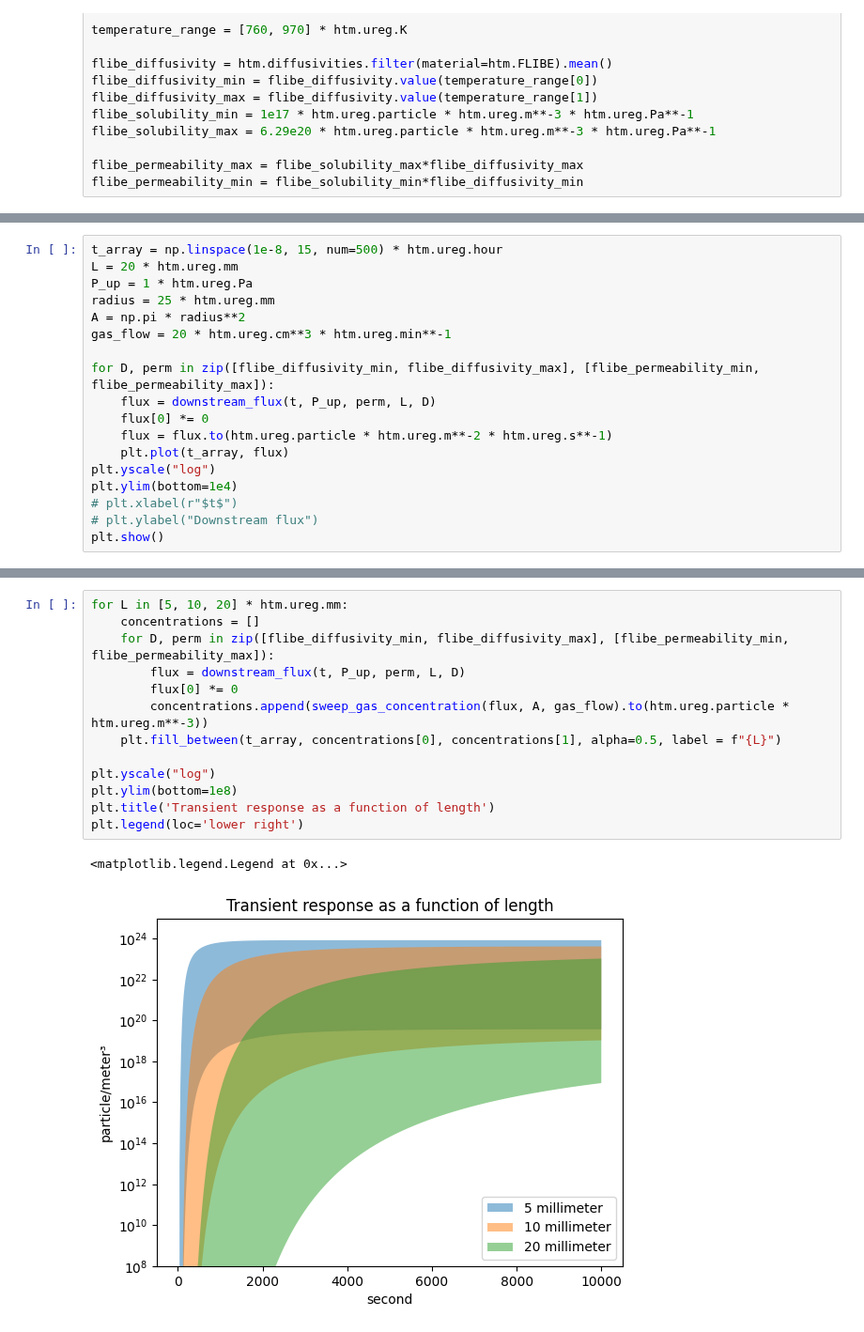
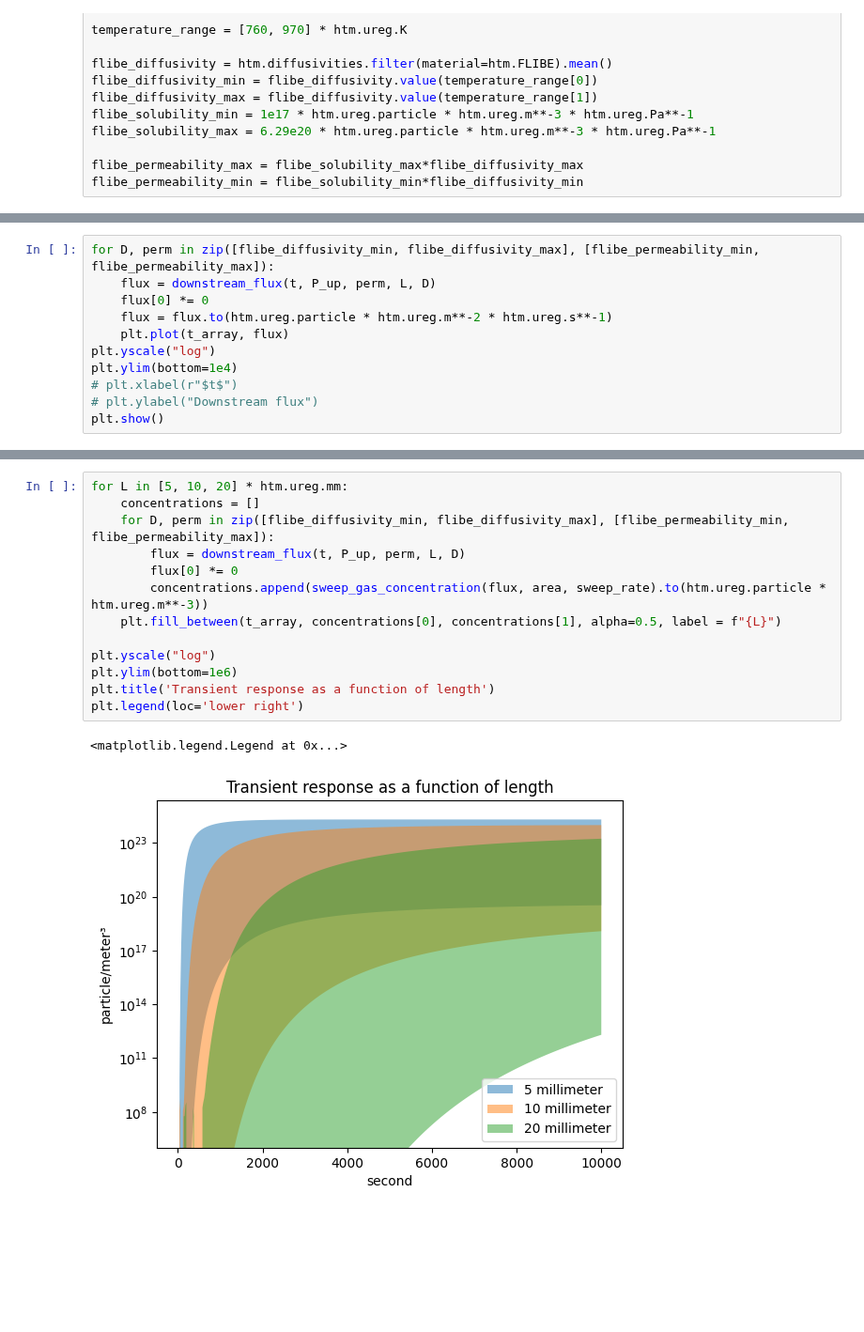
Before and after one commit to RemDelaporteMathurin/hyperion, a Jupyter notebook: permeation_analytics.ipynb, the cells around one changed output, grey strips where cells are left out. Shown at 94% size. Drawn from its saved outputs; the diff is of its cells as text; blank space fills up the shorter version.

```diff
--- a/permeation_analytics.ipynb
+++ b/permeation_analytics.ipynb
@@ -225,11 +221,4 @@ plt.show()
 # %%
-t_array = np.linspace(1e-8, 15, num=500) * htm.ureg.hour
-L = 20 * htm.ureg.mm
-P_up = 1 * htm.ureg.Pa
-radius = 25 * htm.ureg.mm
-A = np.pi * radius**2
-gas_flow = 20 * htm.ureg.cm**3 * htm.ureg.min**-1
-
 for D, perm in zip([flibe_diffusivity_min, flibe_diffusivity_max], [flibe_permeability_min, flibe_permeability_max]):
     flux = downstream_flux(t, P_up, perm, L, D)
     flux[0] *= 0
@@ -245,16 +234,16 @@ plt.show()
 # %%
 for L in [5, 10, 20] * htm.ureg.mm:
     concentrations = []
     for D, perm in zip([flibe_diffusivity_min, flibe_diffusivity_max], [flibe_permeability_min, flibe_permeability_max]):
         flux = downstream_flux(t, P_up, perm, L, D)
         flux[0] *= 0
-        concentrations.append(sweep_gas_concentration(flux, A, gas_flow).to(htm.ureg.particle * htm.ureg.m**-3))
+        concentrations.append(sweep_gas_concentration(flux, area, sweep_rate).to(htm.ureg.particle * htm.ureg.m**-3))
     plt.fill_between(t_array, concentrations[0], concentrations[1], alpha=0.5, label = f"{L}")
 
 plt.yscale("log")
-plt.ylim(bottom=1e8)
+plt.ylim(bottom=1e6)
 plt.title('Transient response as a function of length')
 plt.legend(loc='lower right')
 # %% [output]
 <matplotlib.legend.Legend at 0x...>
-[figure, old version]
+[figure, new version]
```
Also changed, not shown: parts of 5 cells of this notebook.
